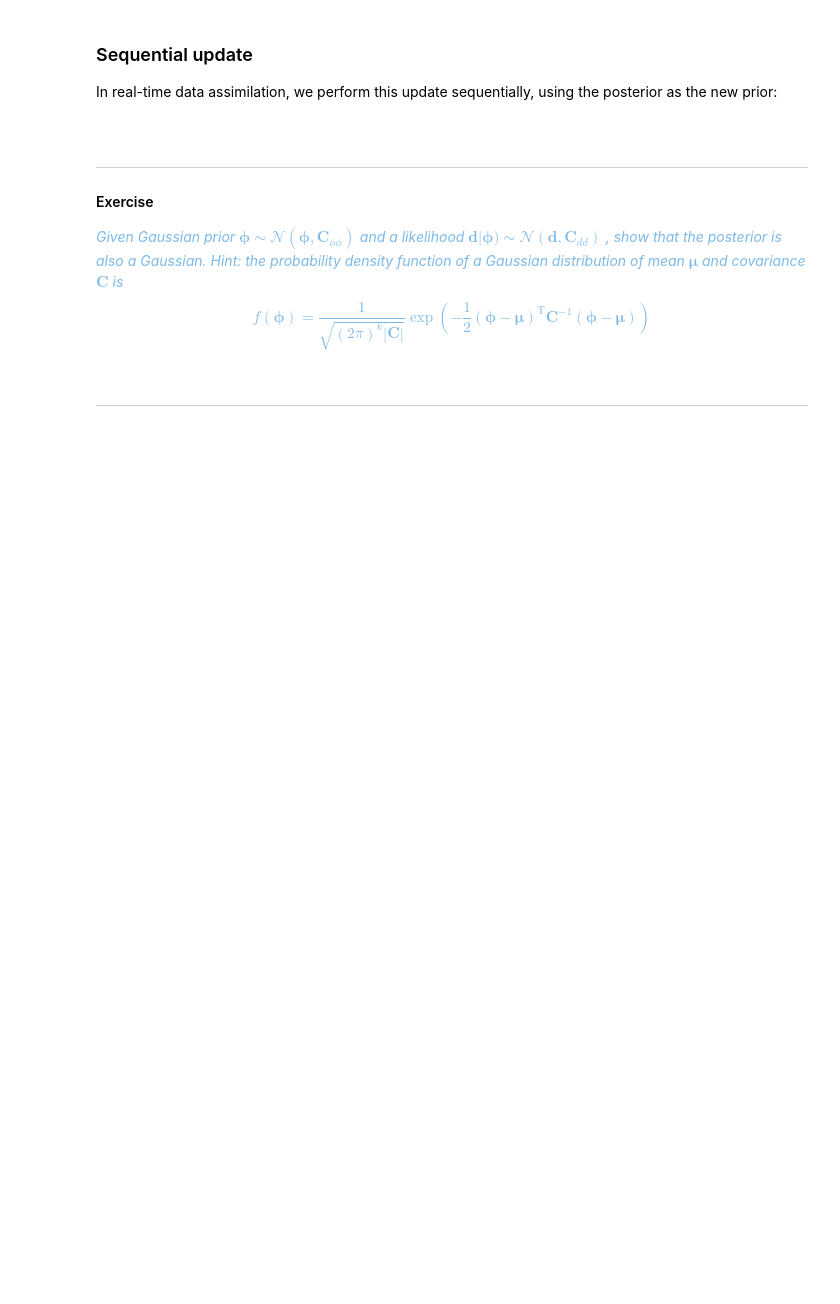
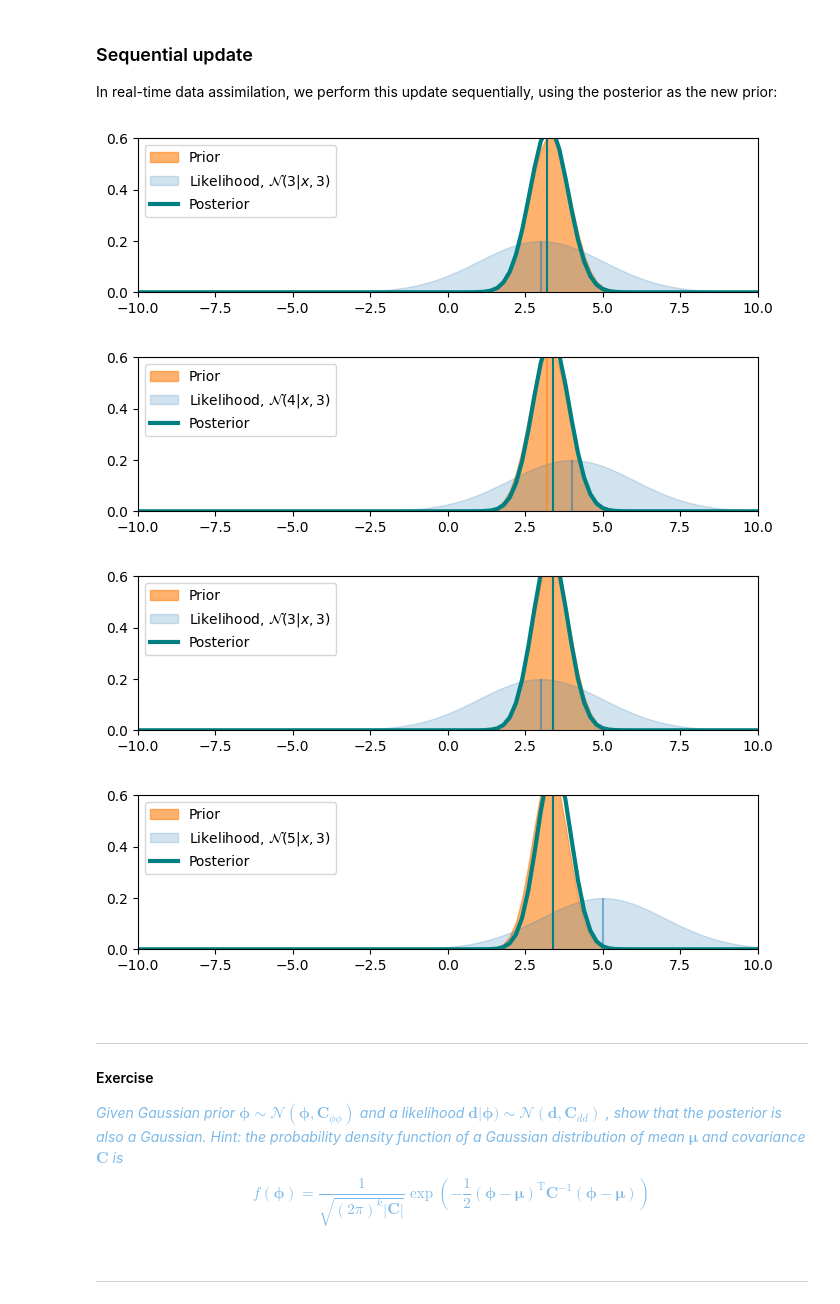
Before and after one commit to andreanovoa/real-time-bias-aware-DA, a Jupyter notebook: scripts/tutorials/1_Introtuction_to_real-time_DA/10_real-time-DA_intro.ipynb, the cells around one changed output. Drawn from its saved outputs; the diff is of its cells as text; code cells hidden in the pictures; blank space fills up the shorter version.

```diff
--- a/scripts/tutorials/1_Introtuction_to_real-time_DA/10_real-time-DA_intro.ipynb
+++ b/scripts/tutorials/1_Introtuction_to_real-time_DA/10_real-time-DA_intro.ipynb
@@ -225,20 +229,25 @@ In real-time data assimilation, we perform this update sequentially, using the p
 # %%
 observation_stream = [3,4,3,5]
 for d in observation_stream:
 
     prior_vals = posterior_vals                                 # Use the posterior as the new prior
     likelihood_vals = likelihood_func(observation=d)            # Compute the likelihood od the observation
     posterior_vals = Bayes_rule(prior_vals, likelihood_vals)    # Compute the new posterior
 
-    plt.figure(figsize=(10, 4))
+    plt.figure(figsize=(8, 2))
     plt.fill_between(x_grid, prior_vals,  color='tab:orange', alpha=0.6, label='Prior') # Use the posterior as the new prior
     plt.vlines(x_grid[np.argmax(prior_vals)],  ymin=0, ymax=np.max(prior_vals), color='tab:orange', alpha=0.5)
     plt.fill_between(x_grid, likelihood_vals, color='tab:blue', alpha=0.2,  label='Likelihood, $\\mathcal{N}$'+f'$({d}|x, {prior_std})$')
     plt.vlines(d,  ymin=0, ymax=np.max(likelihood_vals), color='tab:blue', alpha=0.5)
     plt.plot(x_grid, posterior_vals,  color='teal', lw=3,label='Posterior')
     plt.vlines(x_grid[np.argmax(posterior_vals)],  ymin=0, ymax=np.max(posterior_vals), color='teal')
     plt.gca().set(ylim=(0, 0.6), xlim=(-10, 10))
     plt.legend(loc="upper left");
+# %% [output]
+[figure, added]
+[figure, added]
+[figure, added]
+[figure, added]
 # %% [markdown]
 
 
```
Also changed, not shown: parts of 9 cells of this notebook, 18 other files.
